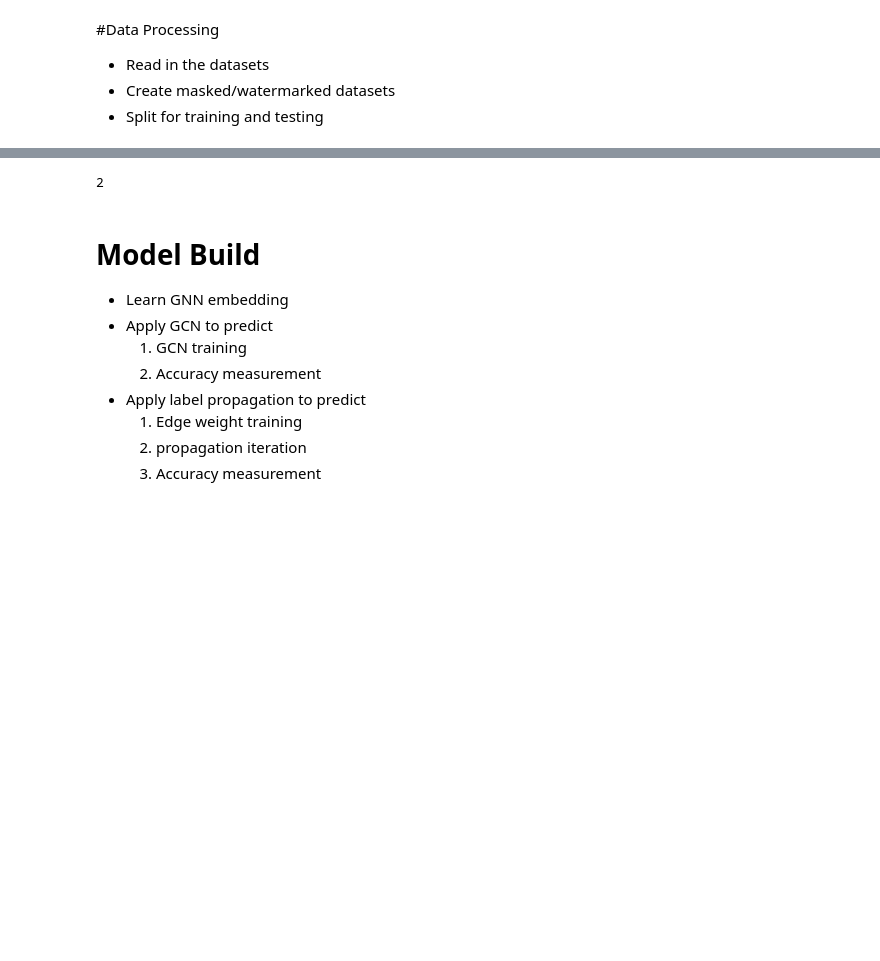
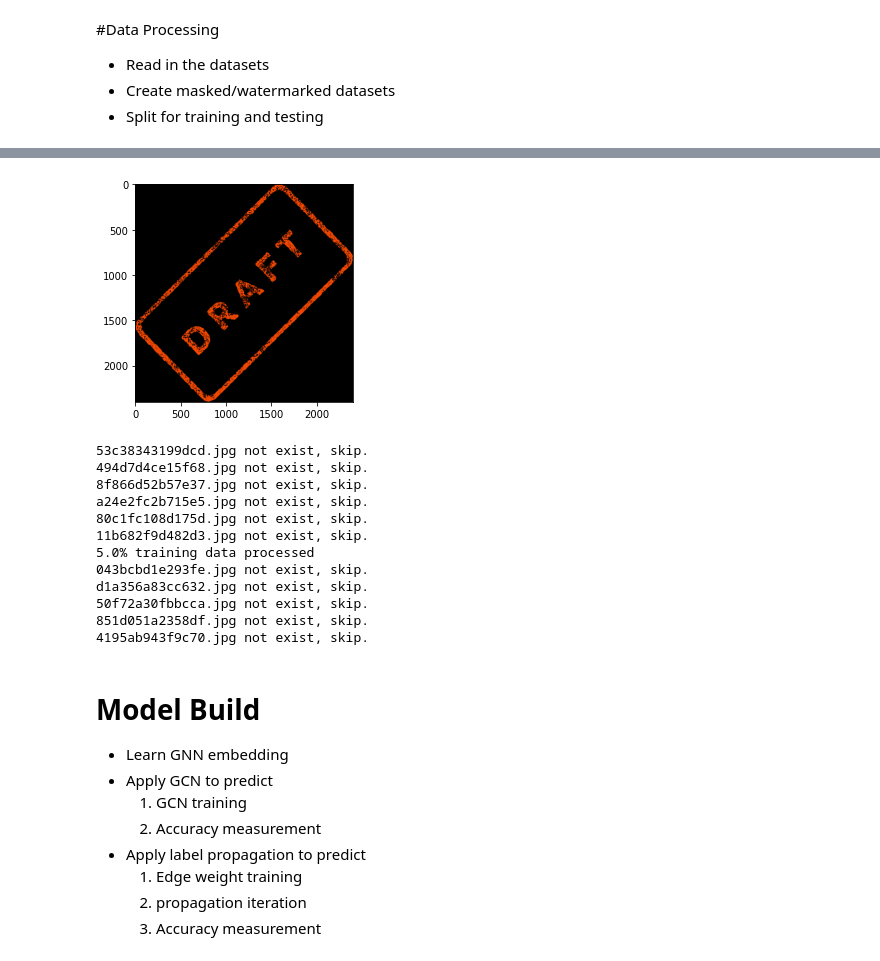
Before and after one commit to luoshaoyang/cs224w_final_proj, a Jupyter notebook: Colab_FinalProj.ipynb, the cells around one changed output, grey strips where cells are left out. Drawn from its saved outputs; the diff is of its cells as text; code cells hidden in the pictures; blank space fills up the shorter version.

Commit message:
data processing coded up

```diff
--- a/Colab_FinalProj.ipynb
+++ b/Colab_FinalProj.ipynb
@@ -154,41 +169,84 @@ test = pd.read_csv('test.csv')
 # %%
 # Create watermarked datasets: bottom right 100*100 pixels
 watermark = loadImage("watermark.png")
 
+train_wm={}#{file_name:img}
+train_original={}#{file_name:img}
 counter=0
-for img_file in train["Label"]:
-  path = os.path.join('../data',img_file)
-  path_wm = os.path.join('../data/train/wm',img_file)
-  path_original = os.path.join('../data/train/original',img_file)
+img_file=train["Image"][0]
+for img_file in train["Image"]:
+  path = os.path.join('/content/drive/MyDrive/CS224WFinalProj/data',img_file)
+  #path_wm = os.path.join('/content/drive/MyDrive/CS224WFinalProj/data/train/wm',img_file)
+  #path_original = os.path.join('/content/drive/MyDrive/CS224WFinalProj/data/train/original',img_file)
   try:
     img = loadImage(path,plotImg=False)
-    cv2.imwrite(path_original,img)
     img_wm = addWatermark(img,watermark,wm_scale=0.04)
-    cv2.imwrite(path_wm,img_wm)
+    train_original[img_file]=img.copy()
+    train_wm[img_file]=img_wm.copy()
+    # cv2.imwrite(path_original,img)
+    # cv2.imwrite(path_wm,img_wm)
   except:
     print(f"{img_file} not exist, skip.")
     continue
   counter+=1
-  if (counter*100/len(train))%10!=0:
+  if (counter*100/len(train))%5==0:
     print(f"{(counter*100/len(train))%10}% training data processed")
+with open("train_wm.pkl","wb") as fl:
+  pickle.dump(train_wm,fl)
+  print("train_wm saved")
+with open("train_original.pkl","wb") as fl:
+  pickle.dump(train_original,fl)
+  print("train_original saved")
 
 counter=0
-for img_file in test["Label"]:
-  path = os.path.join('../data',img_file)
-  path_wm = os.path.join('../data/test/wm',img_file)
-  path_original = os.path.join('../data/test/original',img_file)
+test_wm={}#{file_name:img}
+test_original={}#{file_name:img}
+for img_file in test["Image"]:
+  path = os.path.join('/content/drive/MyDrive/CS224WFinalProj/data',img_file)
+  #path_wm = os.path.join('/content/drive/MyDrive/CS224WFinalProj/data/test/wm',img_file)
+  #path_original = os.path.join('/content/drive/MyDrive/CS224WFinalProj/data/test/original',img_file)
   try:
     img = loadImage(path,plotImg=False)
-    cv2.imwrite(path_original,img)
     img_wm = addWatermark(img,watermark,wm_scale=0.04)
-    cv2.imwrite(path_wm,img_wm)
+    test_original[img_file]=img.copy()
+    test_wm[img_file]=img_wm.copy()
+    # cv2.imwrite(path_original,img)
+    # cv2.imwrite(path_wm,img_wm)
   except:
     print(f"{img_file} not exist, skip.")
     continue
-  if (counter*100/len(test))%10!=0:
+  if (counter*100/len(test))%5==0:
     print(f"{(counter*100/len(test))%10}% training data processed")
+with open("test_wm.pkl","wb") as fl:
+  pickle.dump(test_wm,fl)
+  print("test_wm saved")
+with open("test_original.pkl","wb") as fl:
+  pickle.dump(test_original,fl)
+  print("test_original saved")
+
+# load pre-processed data
+with open("train_wm.pkl","wb") as fl:
+  train_wm=pickle.load(fl)
+with open("train_original.pkl","wb") as fl:
+  train_original=pickle.load(fl)
+with open("test_wm.pkl","wb") as fl:
+  test_wm=pickle.load(fl)
+with open("test_original.pkl","wb") as fl:
+  test_original=pickle.load(fl)
 # %% [output]
+[figure, added]
-2
+53c38343199dcd.jpg not exist, skip.
+494d7d4ce15f68.jpg not exist, skip.
+8f866d52b57e37.jpg not exist, skip.
+a24e2fc2b715e5.jpg not exist, skip.
+80c1fc108d175d.jpg not exist, skip.
+11b682f9d482d3.jpg not exist, skip.
+5.0% training data processed
+043bcbd1e293fe.jpg not exist, skip.
+d1a356a83cc632.jpg not exist, skip.
+50f72a30fbbcca.jpg not exist, skip.
+851d051a2358df.jpg not exist, skip.
+4195ab943f9c70.jpg not exist, skip.
 # %% [markdown]
 # Model Build
 * Learn GNN embedding
```
Also changed, not shown: parts of 3 cells of this notebook.
